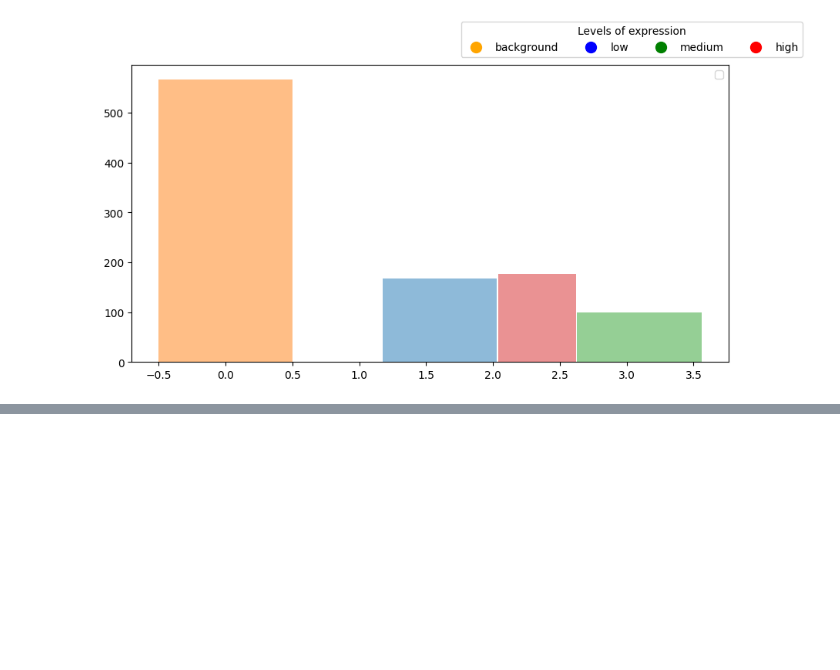
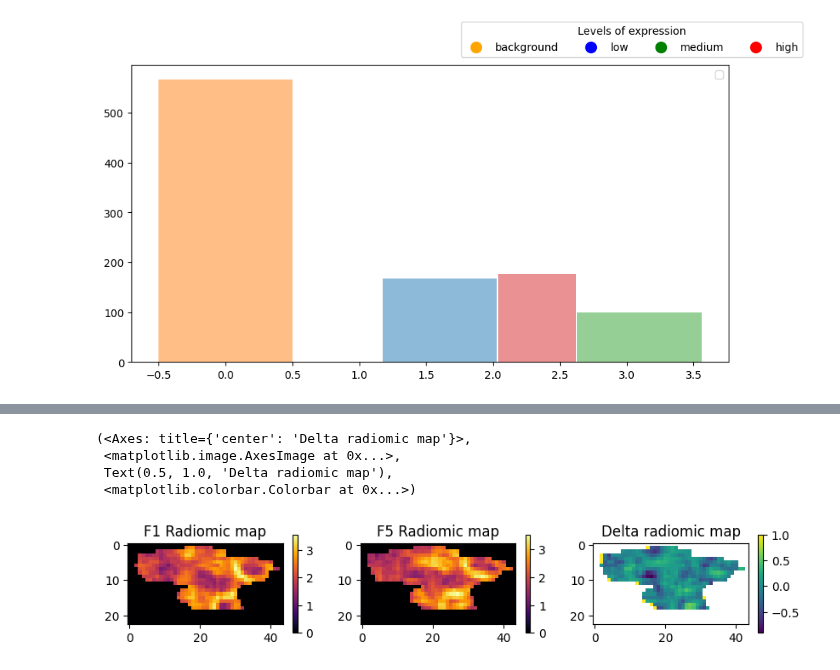
Before and after one commit to ftach/delta-rad, a Jupyter notebook: rad_maps/test.ipynb, the cells around one changed output, grey strips where cells are left out. Cells and saved outputs as stored; diff of their text form; code cells hidden in the pictures; blank space fills up the shorter version.

```diff
--- a/rad_maps/test.ipynb
+++ b/rad_maps/test.ipynb
@@ -214,0 +256,28 @@ No artists with labels found to put in legend.  Note that artists whose label st
+# %%
+for files in os.listdir('outputs/Patient_01_F1/'):
+    if files.endswith('.nrrd'):
+        feature_map = sitk.ReadImage('outputs/Patient_01_F1/' + files)
+        feature_map = sitk.GetArrayFromImage(feature_map)
+        if files == 'original_firstorder_Entropy.nrrd':
+            X1 =np.array(feature_map[:,:, 15])
+
+for files in os.listdir('outputs/Patient_01_F5/'):
+    if files.endswith('.nrrd'):
+        feature_map = sitk.ReadImage('outputs/Patient_01_F5/' + files)
+        feature_map = sitk.GetArrayFromImage(feature_map)
+        if files == 'original_firstorder_Entropy.nrrd':
+            X2 =np.array(feature_map[:,:, 15])
+# %%
+delta_rad_map = (X2 - X1) / X2
+fig = plt.figure(figsize=(10, 5))
+plt.subplot(1,3, 1)
+a=plt.imshow(X1, cmap='inferno')
+plt.title('F1 Radiomic map'), plt.colorbar(shrink=0.3)
+plt.subplot(1,3, 2), plt.imshow(X2, cmap='inferno'), plt.title('F5 Radiomic map'), plt.colorbar(shrink=0.3)
+plt.subplot(1,3, 3), plt.imshow(delta_rad_map, cmap='viridis'), plt.title('Delta radiomic map'), plt.colorbar(shrink=0.3)
+# %% [output]
+(<Axes: title={'center': 'Delta radiomic map'}>,
+ <matplotlib.image.AxesImage at 0x...>,
+ Text(0.5, 1.0, 'Delta radiomic map'),
+ <matplotlib.colorbar.Colorbar at 0x...>)
+[figure, added]
```
Also changed, not shown: parts of 5 cells of this notebook, 6 other files.
